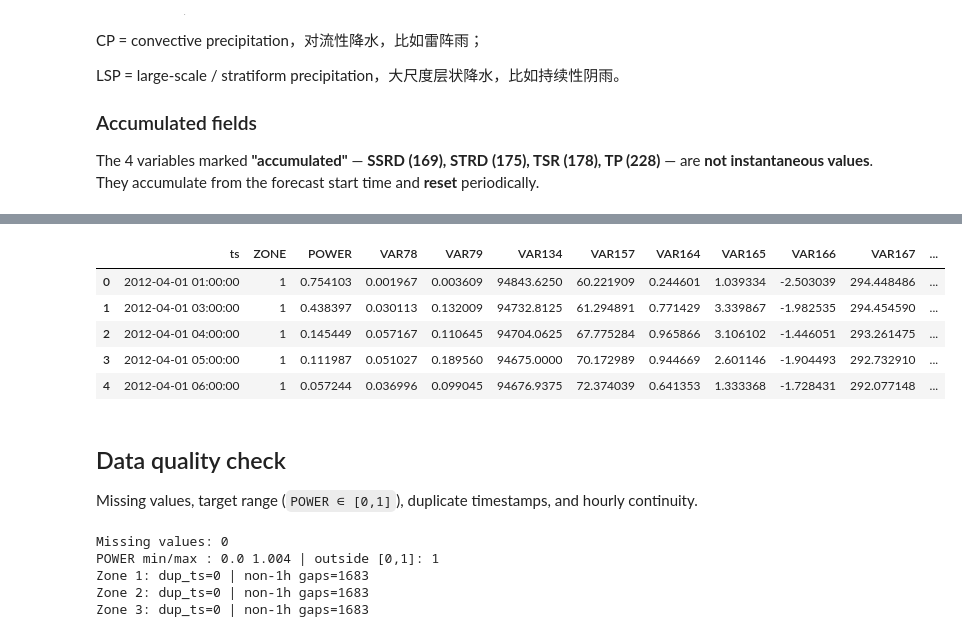
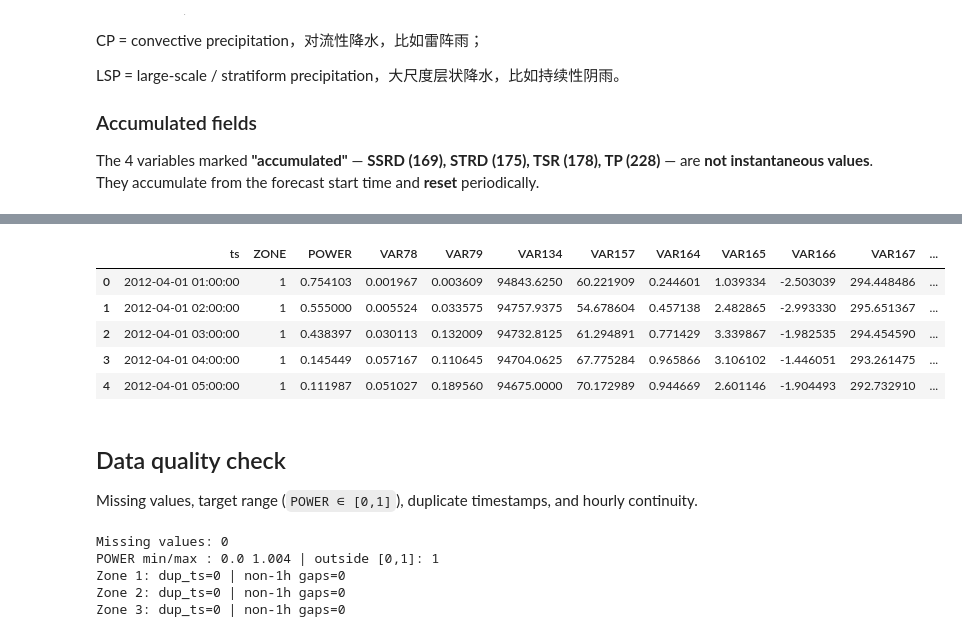
Before and after one commit to linnnFang/Solar_Prediction, a Jupyter notebook: notebook/DEFCom/DEFCom_EDA.ipynb, the cells around one changed output, grey strips where cells are left out. Cells and saved outputs as stored; diff of their text form; code cells hidden in the pictures.

```diff
--- a/notebook/DEFCom/DEFCom_EDA.ipynb
+++ b/notebook/DEFCom/DEFCom_EDA.ipynb
@@ -56,16 +57,15 @@ LSP = large-scale / stratiform precipitation，大尺度层状降水，比如持
 ###  Accumulated fields
 The 4 variables marked **"accumulated"** — **SSRD (169), STRD (175), TSR (178), TP (228)** — are **not instantaneous values**. They accumulate from the forecast start time and **reset** periodically.
 # %%
-# 12 predictor columns
-NWP_VARS = ["VAR78", "VAR79", "VAR134", "VAR157", "VAR164", "VAR165",
-            "VAR166", "VAR167", "VAR169", "VAR175", "VAR178", "VAR228"]
+# Assemble the clean Task-15 table (train + solution + predictors, de-accumulated),
+# then add features (local time, cyclic encodings, wind speed).
+ds = GEFComTask15().load().deaccumulate()
+zones = ds.per_zone()
+df = ds.combined                                  # clean base table: raw + *_dea columns
+fdf = FeatureBuilder(df).add_all().build()        # base + engineered features
 
-# Accumulated fields
-ACCUM_VARS = ["VAR169", "VAR175", "VAR178", "VAR228"]
-
-zones, df = load_all_zones(NWP_VARS)
 for z, d in zones.items():
-    print(f"Zone {z}: {d.shape[0]:>6} rows | {d.ts.min()} -> {d.ts.max()}")
-print("Combined:", df.shape)
+    print(f"Zone {z}: {len(d):>6} rows | {d.ts.min()} -> {d.ts.max()}")
+print("Combined:", df.shape, "| with features:", fdf.shape)
 df.head()
 # %% [output]
@@ -76,9 +76,9 @@ Combined: (48183, 15)
 |  | ts | ZONE | POWER | VAR78 | VAR79 | VAR134 | VAR157 | VAR164 | VAR165 | VAR166 | VAR167 | ... |
 | 0 | 2012-04-01 01:00:00 | 1 | 0.754103 | 0.001967 | 0.003609 | 94843.6250 | 60.221909 | 0.244601 | 1.039334 | -2.503039 | 294.448486 | ... |
-| 1 | 2012-04-01 03:00:00 | 1 | 0.438397 | 0.030113 | 0.132009 | 94732.8125 | 61.294891 | 0.771429 | 3.339867 | -1.982535 | 294.454590 | ... |
-| 2 | 2012-04-01 04:00:00 | 1 | 0.145449 | 0.057167 | 0.110645 | 94704.0625 | 67.775284 | 0.965866 | 3.106102 | -1.446051 | 293.261475 | ... |
-| 3 | 2012-04-01 05:00:00 | 1 | 0.111987 | 0.051027 | 0.189560 | 94675.0000 | 70.172989 | 0.944669 | 2.601146 | -1.904493 | 292.732910 | ... |
-| 4 | 2012-04-01 06:00:00 | 1 | 0.057244 | 0.036996 | 0.099045 | 94676.9375 | 72.374039 | 0.641353 | 1.333368 | -1.728431 | 292.077148 | ... |
+| 1 | 2012-04-01 02:00:00 | 1 | 0.555000 | 0.005524 | 0.033575 | 94757.9375 | 54.678604 | 0.457138 | 2.482865 | -2.993330 | 295.651367 | ... |
+| 2 | 2012-04-01 03:00:00 | 1 | 0.438397 | 0.030113 | 0.132009 | 94732.8125 | 61.294891 | 0.771429 | 3.339867 | -1.982535 | 294.454590 | ... |
+| 3 | 2012-04-01 04:00:00 | 1 | 0.145449 | 0.057167 | 0.110645 | 94704.0625 | 67.775284 | 0.965866 | 3.106102 | -1.446051 | 293.261475 | ... |
+| 4 | 2012-04-01 05:00:00 | 1 | 0.111987 | 0.051027 | 0.189560 | 94675.0000 | 70.172989 | 0.944669 | 2.601146 | -1.904493 | 292.732910 | ... |
 # %% [markdown]
 ## Data quality check
 Missing values, target range (`POWER ∈ [0,1]`), duplicate timestamps, and hourly continuity.
@@ -95,7 +95,7 @@ for z, d in zones.items():
 # %% [output]
 Missing values: 0
 POWER min/max : 0.0 1.004 | outside [0,1]: 1
-Zone 1: dup_ts=0 | non-1h gaps=1683
-Zone 2: dup_ts=0 | non-1h gaps=1683
-Zone 3: dup_ts=0 | non-1h gaps=1683
+Zone 1: dup_ts=0 | non-1h gaps=0
+Zone 2: dup_ts=0 | non-1h gaps=0
+Zone 3: dup_ts=0 | non-1h gaps=0
 # %%
```
Also changed, not shown: parts of 10 cells of this notebook, 8 other files.
